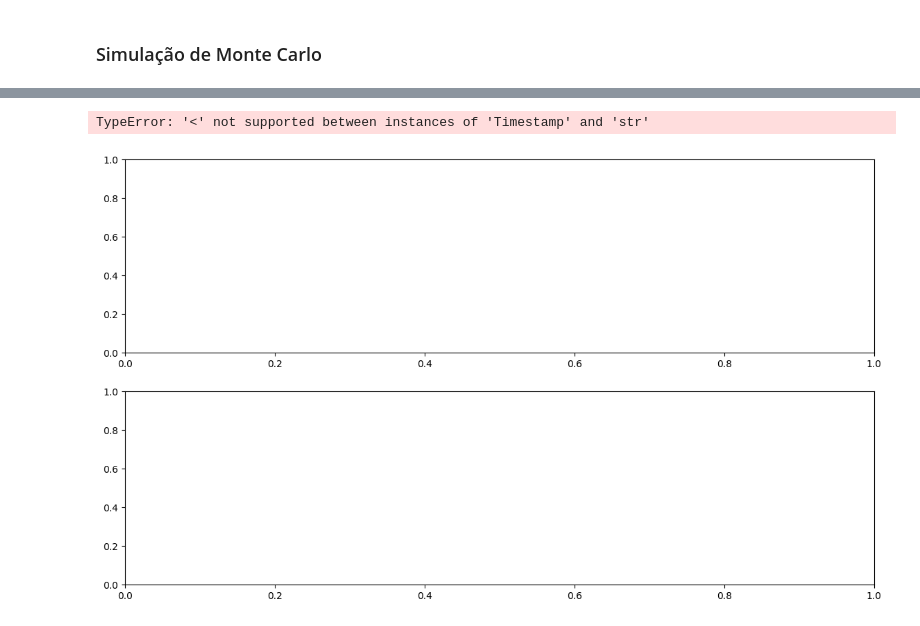
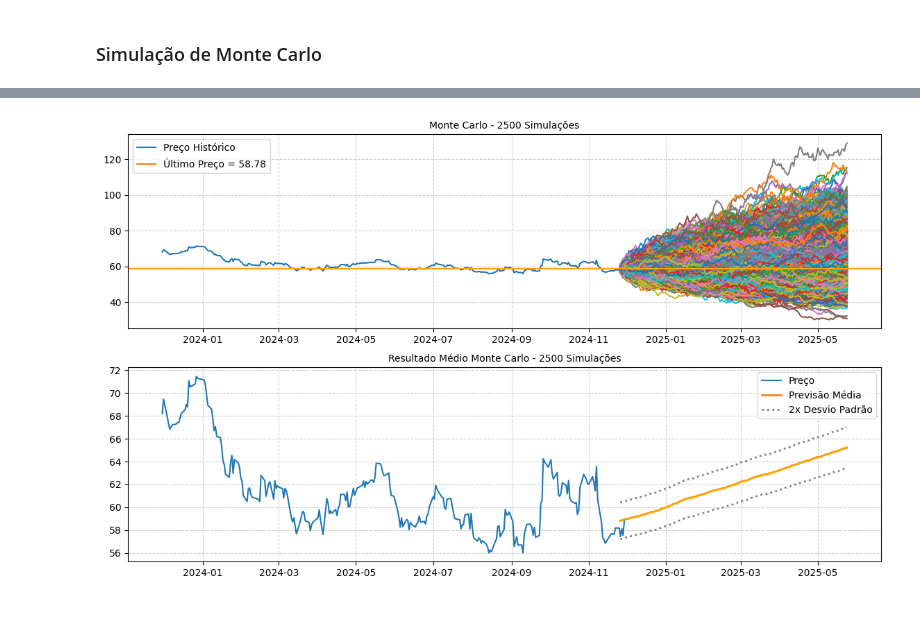
Before and after one commit to matheusresende7/ds_projeto_final_7_modelo_series_temporais_mercado_financeiro, a Jupyter notebook: notebooks/05_exploratory_data_analysis.ipynb, the cells around one changed output, grey strips where cells are left out. Saved outputs shown, nothing was run; the diff lists cells and outputs as text; code cells hidden in the pictures.

```diff
--- a/notebooks/05_exploratory_data_analysis.ipynb
+++ b/notebooks/05_exploratory_data_analysis.ipynb
@@ -168,7 +168,7 @@ dias_posteriores = 180
 
 simulacoes = 2500
 
-ultimo_preco = 229.77
+ultimo_preco = 58.78
 
 results = np.empty((simulacoes, dias_posteriores))
 
@@ -190,21 +216,22 @@ media_resultados = resultados.apply('mean', axis=1)
 # %%
 fig, ax = plt.subplots(figsize=(14,8), nrows=2, ncols=1)
 
-ax[0].plot(df['Close'][:'2025-05-31'])
+ax[0].plot(df['Close'])
 ax[0].plot(resultados)
-ax[0].axhline(229.77, c='orange')
-ax[0].set_title(f'Monte Carlo {simulacoes} Simulações', size=10)
-ax[0].legend(['Preço Histórico', 'Último Preço = 229.77'])
+ax[0].axhline(58.78, c='orange')
+ax[0].set_title(f'Monte Carlo - {simulacoes} Simulações', size=10)
+ax[0].legend(['Preço Histórico', 'Último Preço = 58.78'])
+ax[0].grid(True, linestyle='--', alpha=0.6)
 
-ax[1].plot(df['Close'][:'2025-05-31'])
+ax[1].plot(df['Close'])
 ax[1].plot(resultados.apply('mean', axis=1), lw=2)
 ax[1].plot(media_resultados.apply((lambda x: x * (1+1.96 * log_desvio_retorno_diario))), lw=2, linestyle = 'dotted', c='gray')
 ax[1].plot(media_resultados, lw=2, c='orange')
 ax[1].plot(media_resultados.apply((lambda x: x * (1-1.96 * log_desvio_retorno_diario))), lw=2, linestyle = 'dotted', c='gray')
-ax[1].set_title(f'Resultado Médio Monte Carlo {simulacoes} Simulações', size=10)
+ax[1].set_title(f'Resultado Médio Monte Carlo - {simulacoes} Simulações', size=10)
 ax[1].legend(['Preço', 'Previsão Média', '2x Desvio Padrão'])
+ax[1].grid(True, linestyle='--', alpha=0.6)
 
 plt.show()
 # %% [output]
-TypeError: '<' not supported between instances of 'Timestamp' and 'str'
-[figure, old version]
+[figure, new version]
```
Also changed, not shown: parts of 17 cells of this notebook, 5 other files.
